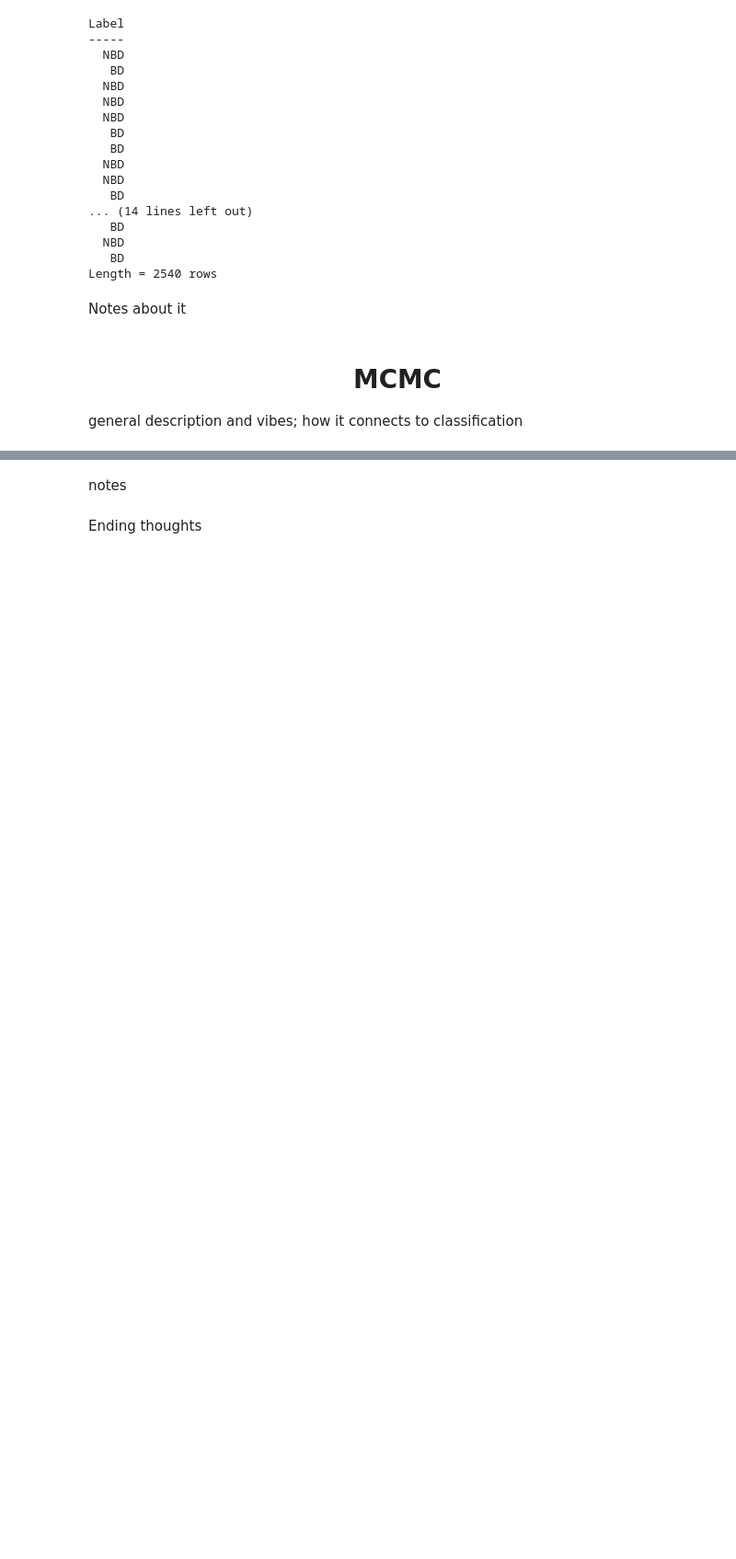
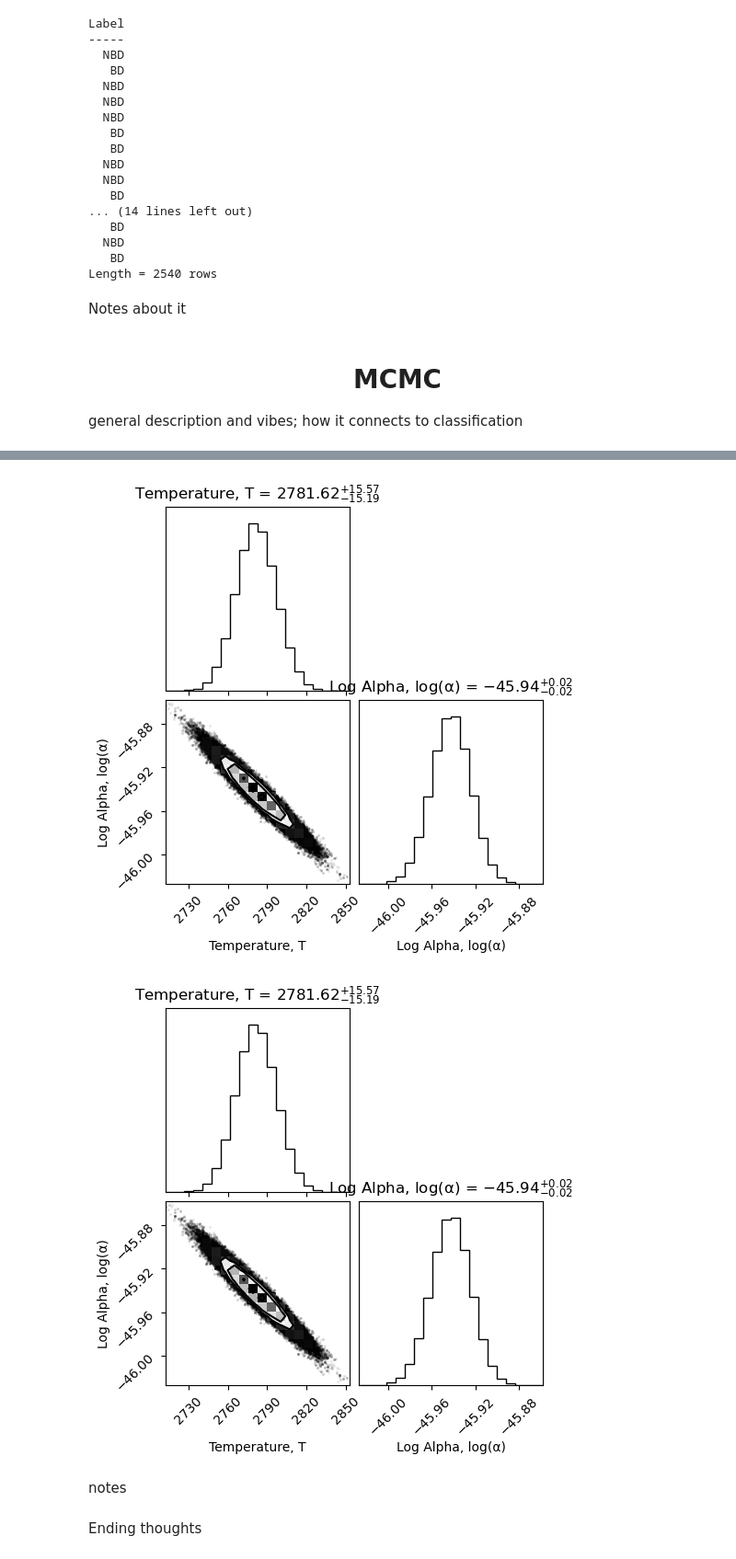
Before and after one commit to lagar05/ASTR154-Final-Project, a Jupyter notebook: Coding-Product.ipynb, the cells around one changed output, grey strips where cells are left out. Shown at 92% size. Drawn from its saved outputs; the diff is of its cells as text; code cells hidden in the pictures; blank space fills up the shorter version.

```diff
--- a/Coding-Product.ipynb
+++ b/Coding-Product.ipynb
@@ -311,3 +427,17 @@ sampler.run_mcmc(initial_guesses, n_steps)
+# %%
+# T_steps = sampler.flatchain[n_burn * n_walkers:,0]
+# alpha_steps = sampler.flatchain[n_burn * n_walkers:,1]
+
+T_steps = chain[:, n_burn:, 0].flatten()
+alpha_steps = chain[:, n_burn:,1].flatten()
+
+theta_arr = np.array([T_steps, alpha_steps]).T
+
+labels = ['Temperature, T', 'Log Alpha, log(α)']
+corner.corner(theta_arr, labels = labels, show_titles = True)
+# %% [output]
+[figure, added]
+[figure, added]
 # %% [markdown]
 notes
 # %% [markdown]
```
Also changed, not shown: parts of 14 cells of this notebook.
